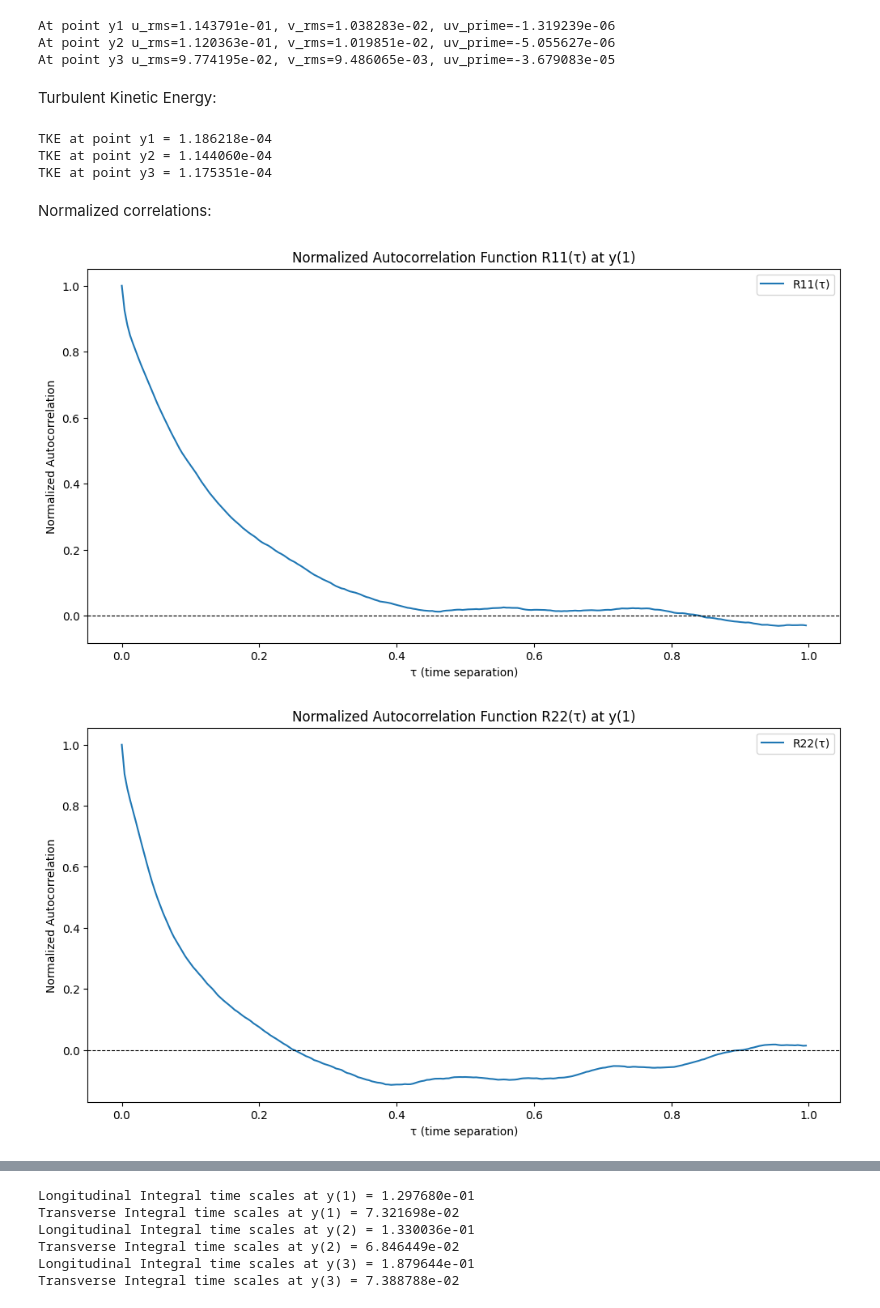
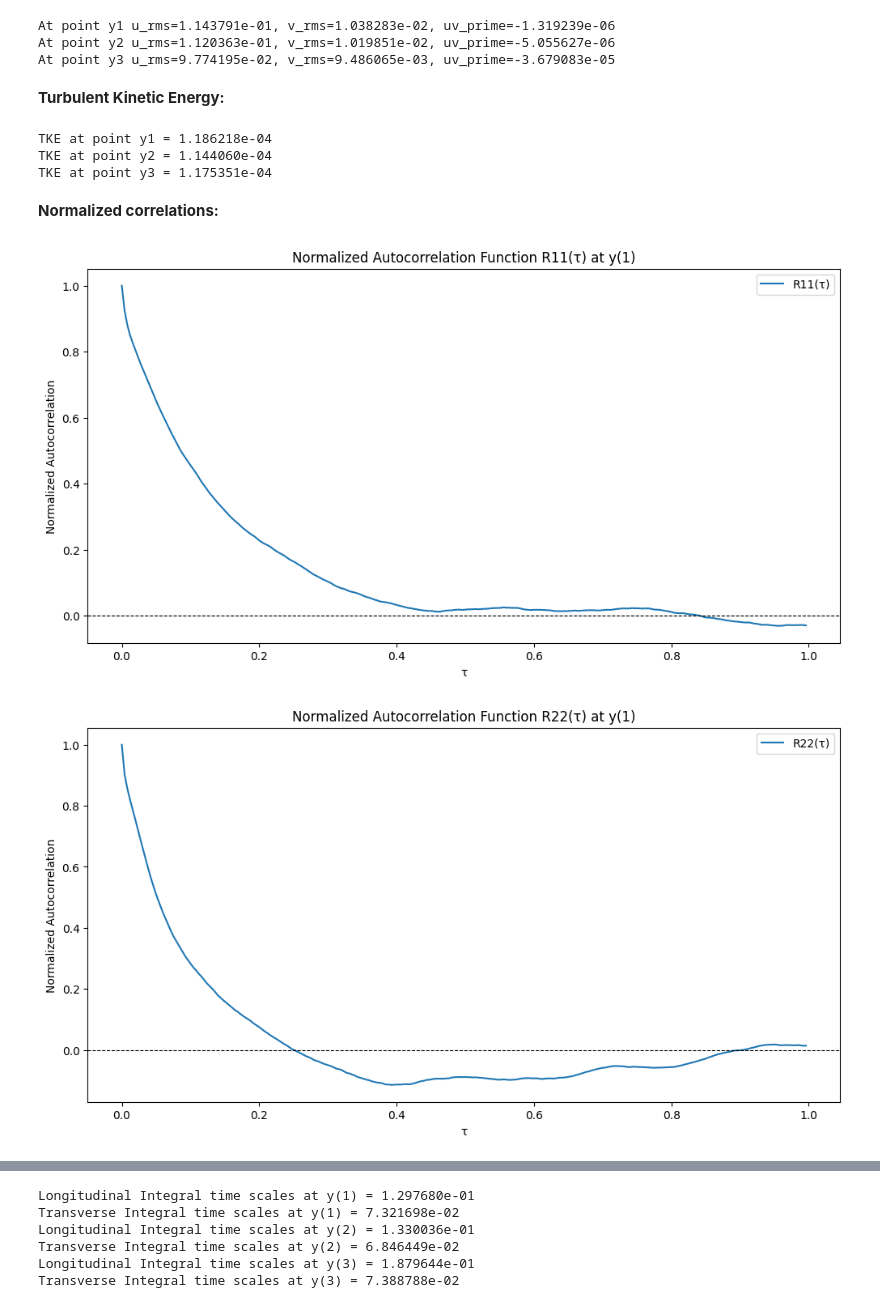
Before and after one commit to WJL1900/ME664_Assignment1_Jialin_Wang, a Jupyter notebook: Assignment.ipynb, the cells around one changed output, grey strips where cells are left out. Drawn from its saved outputs; the diff is of its cells as text; code cells hidden in the pictures.

```diff
--- a/Assignment.ipynb
+++ b/Assignment.ipynb
@@ -69,7 +69,7 @@ At point y1 u_rms=1.143791e-01, v_rms=1.038283e-02, uv_prime=-1.319239e-06
 At point y2 u_rms=1.120363e-01, v_rms=1.019851e-02, uv_prime=-5.055627e-06
 At point y3 u_rms=9.774195e-02, v_rms=9.486065e-03, uv_prime=-3.679083e-05
 # %% [markdown]
-Turbulent Kinetic Energy:
+**Turbulent Kinetic Energy:**
 # %%
 k_s=[]
 for i, dataset in enumerate(datasets):
@@ -80,8 +80,8 @@ for i, dataset in enumerate(datasets):
 TKE at point y1 = 1.186218e-04
 TKE at point y2 = 1.144060e-04
 TKE at point y3 = 1.175351e-04
-# %% [markdown]
-Normalized correlations:
+# %% [markdown]
+**Normalized correlations:**
 # %%
 import matplotlib.pyplot as plt
 f = 250
@@ -90,7 +90,6 @@ n = len(dataset[:, 0])
 tao = np.arange(0, (n-1)*dt, dt)
 R11 = []
 R22 = []
-
 
 for i, dataset in enumerate(datasets):
 
@@ -99,37 +98,34 @@ for i, dataset in enumerate(datasets):
 
     denominator_u= np.sum((dataset[:, 0]-u_means[i])**2)
     denominator_v= np.sum((dataset[:, 1]-v_means[i])**2)
 
     j=0
     while j < n-1:
-        # print(j)
         numerator_u = np.sum((dataset[0:n-j, 0]-u_means[i])*(dataset[j:, 0]-u_means[i]))
-        # numerator_u = np.sum((dataset[:-j, 0]-u_means[i])*(dataset[j:, 0]-u_means[i]))
         R11[i].append(numerator_u / denominator_u)
 
         numerator_v = np.sum((dataset[0:n-j, 1]-v_means[i])*(dataset[j:, 1]-v_means[i]))
-        # numerator_v = np.sum((dataset[:-j, 1]-v_means[i])*(dataset[j:, 1]-v_means[i]))
         R22[i].append(numerator_v / denominator_v)
         j+=1
 
 #we only demonstrate the R11(tao) and R22(tao) in the first 1s.
     plt.figure(figsize=(12, 6))
     plt.plot(tao[0:250], R11[i][0:250], label='R11(τ)')
     plt.axhline(0, color='black', linewidth=0.8, linestyle='--')
-    plt.xlabel('τ (time separation)')
+    plt.xlabel('τ')
     plt.ylabel('Normalized Autocorrelation')
     plt.title(f'Normalized Autocorrelation Function R11(τ) at y({i+1})')
     plt.legend()
     plt.show()
 
     plt.figure(figsize=(12, 6))
     plt.plot(tao[0:250], R22[i][0:250], label='R22(τ)')
     plt.axhline(0, color='black', linewidth=0.8, linestyle='--')
-    plt.xlabel('τ (time separation)')
+    plt.xlabel('τ')
     plt.ylabel('Normalized Autocorrelation')
     plt.title(f'Normalized Autocorrelation Function R22(τ) at y({i+1})')
     plt.legend()
     plt.show()
 # %% [output]
-[figure, old version]
+[figure, new version]
-[figure, old version]
+[figure, new version]
```
Also changed, not shown: parts of 29 cells of this notebook.
